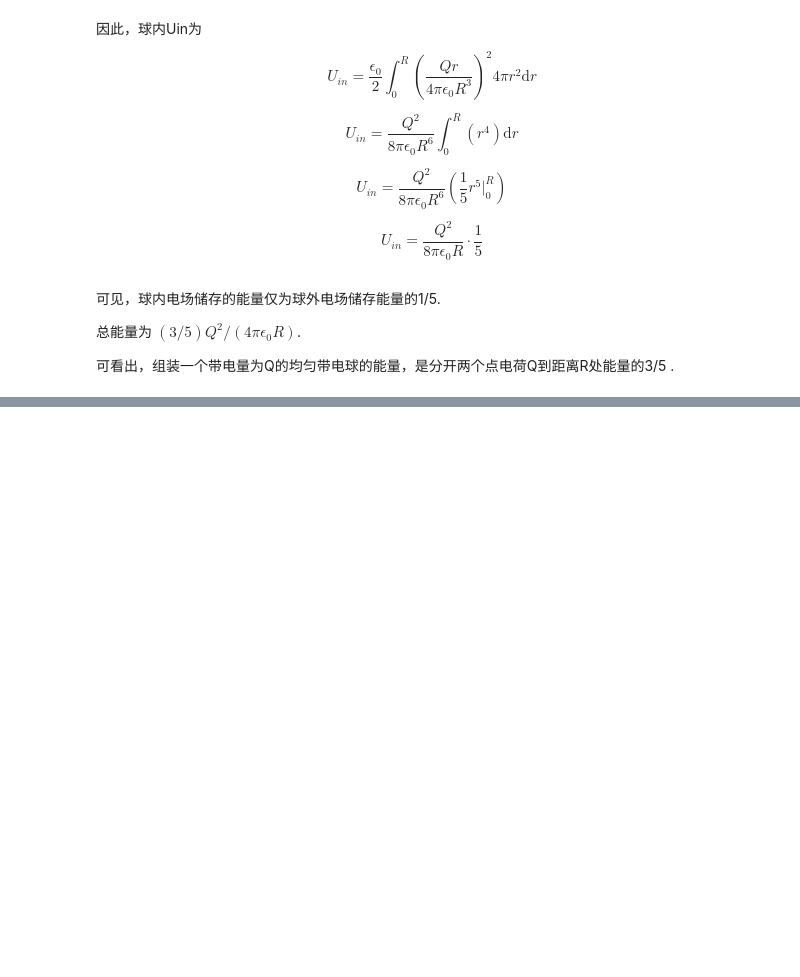
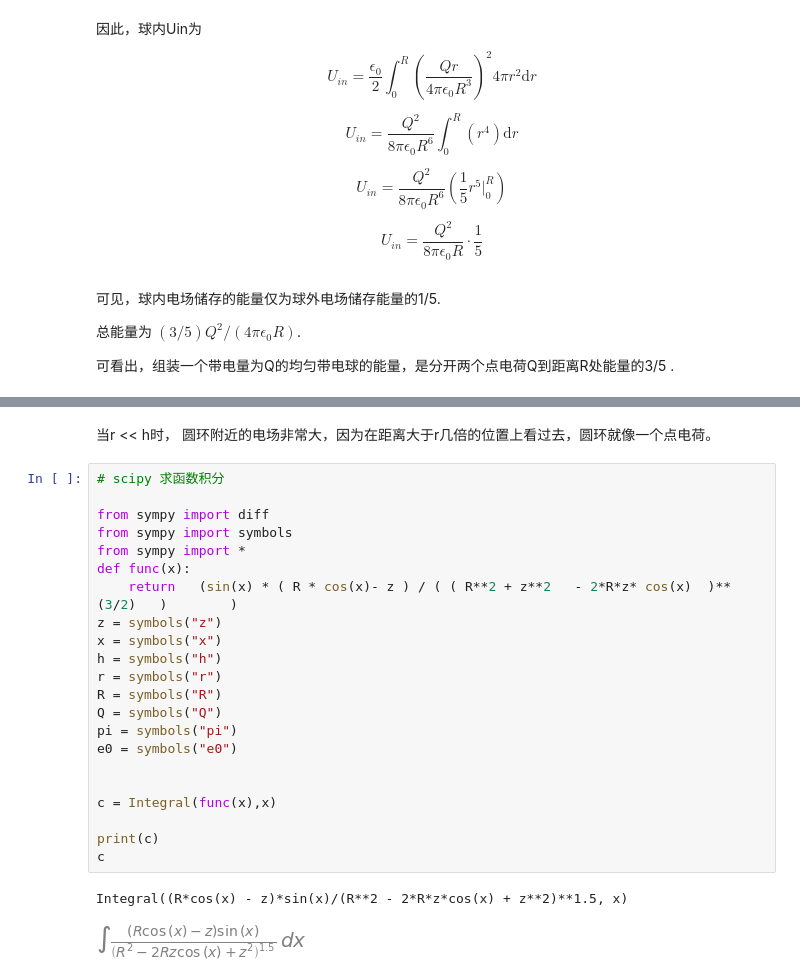
Before and after one commit to a67878813/electron_notes, a Jupyter notebook: chapter01静电学.ipynb, the cells around one changed output, grey strips where cells are left out. Cells and saved outputs as stored; diff of their text form; blank space fills up the shorter version.

```diff
--- a/chapter01静电学.ipynb
+++ b/chapter01静电学.ipynb
@@ -294,0 +483,27 @@ $$ U_{in} = \frac{Q^2}{8 \pi \epsilon_0 R}   \cdot \frac{1}{5} $$
+# %% [markdown]
+当r << h时， 圆环附近的电场非常大，因为在距离大于r几倍的位置上看过去，圆环就像一个点电荷。
+# %%
+# scipy 求函数积分
+
+from sympy import diff
+from sympy import symbols
+from sympy import *
+def func(x):
+    return   (sin(x) * ( R * cos(x)- z ) / ( ( R**2 + z**2   - 2*R*z* cos(x)  )**(3/2)   )        )
+z = symbols("z")
+x = symbols("x")
+h = symbols("h")
+r = symbols("r")
+R = symbols("R")
+Q = symbols("Q")
+pi = symbols("pi")
+e0 = symbols("e0")
+
+
+c = Integral(func(x),x)
+
+print(c)
+c
+# %% [output]
+Integral((R*cos(x) - z)*sin(x)/(R**2 - 2*R*z*cos(x) + z**2)**1.5, x)
+[figure, added]
```
Also changed, not shown: parts of 60 cells of this notebook.
